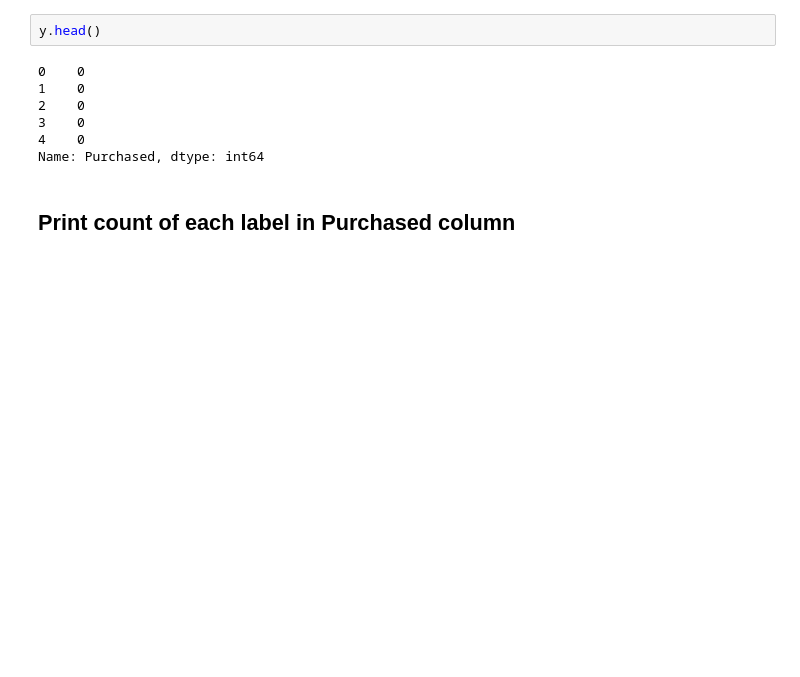
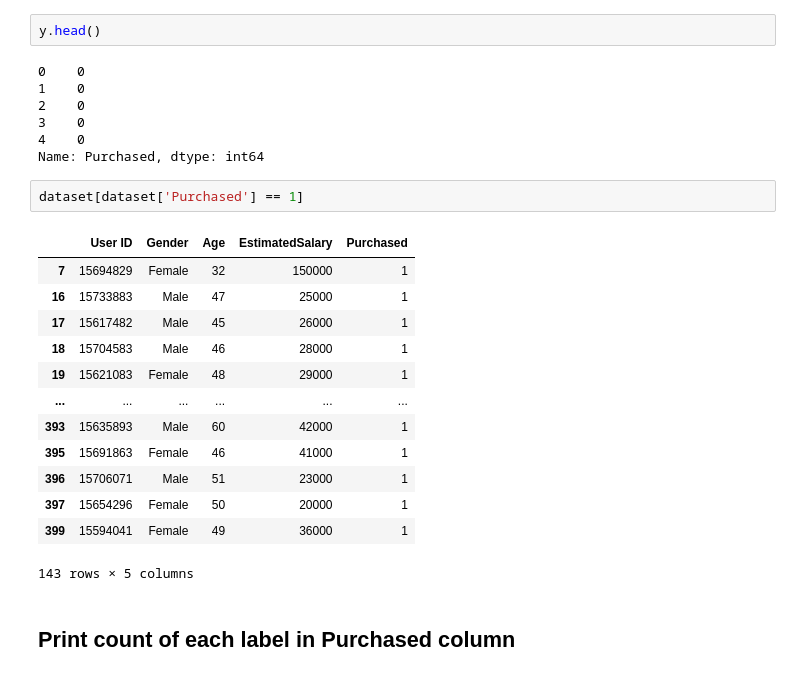
Before and after one commit to Tuwaiq-Data-Science-Bootcamp-V2/LogisticRegression_Lab, a Jupyter notebook: LogisticRegression_Assignment.ipynb, the cells around one changed output. Cells and saved outputs as stored; diff of their text form; blank space fills up the shorter version.

```diff
--- a/LogisticRegression_Assignment.ipynb
+++ b/LogisticRegression_Assignment.ipynb
@@ -66,6 +76,22 @@ y.head()
 3    0
 4    0
 Name: Purchased, dtype: int64
+# %%
+dataset[dataset['Purchased'] == 1]
+# %% [output]
+|  | User ID | Gender | Age | EstimatedSalary | Purchased |
+| 7 | 15694829 | Female | 32 | 150000 | 1 |
+| 16 | 15733883 | Male | 47 | 25000 | 1 |
+| 17 | 15617482 | Male | 45 | 26000 | 1 |
+| 18 | 15704583 | Male | 46 | 28000 | 1 |
+| 19 | 15621083 | Female | 48 | 29000 | 1 |
+| ... | ... | ... | ... | ... | ... |
+| 393 | 15635893 | Male | 60 | 42000 | 1 |
+| 395 | 15691863 | Female | 46 | 41000 | 1 |
+| 396 | 15706071 | Male | 51 | 23000 | 1 |
+| 397 | 15654296 | Female | 50 | 20000 | 1 |
+| 399 | 15594041 | Female | 49 | 36000 | 1 |
+143 rows × 5 columns
 # %% [markdown]
 ## Print count of each label in Purchased column
 # %%
```
Also changed, not shown: parts of 29 cells of this notebook.
